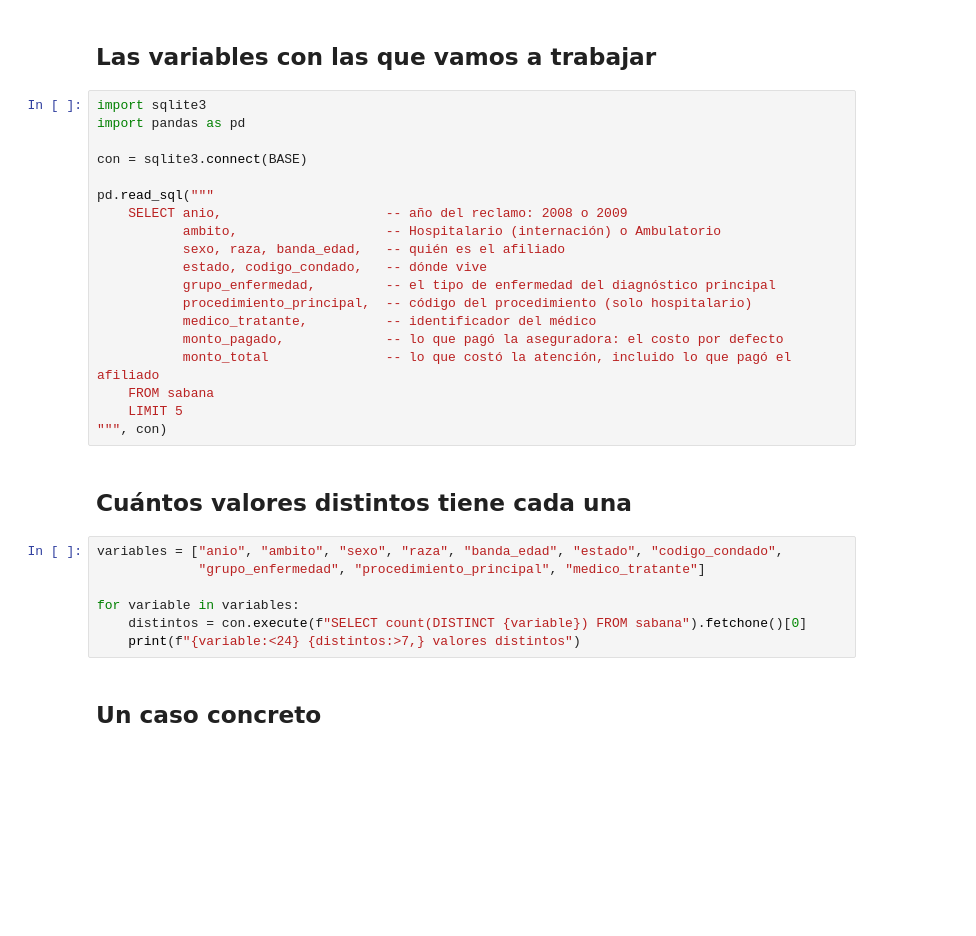
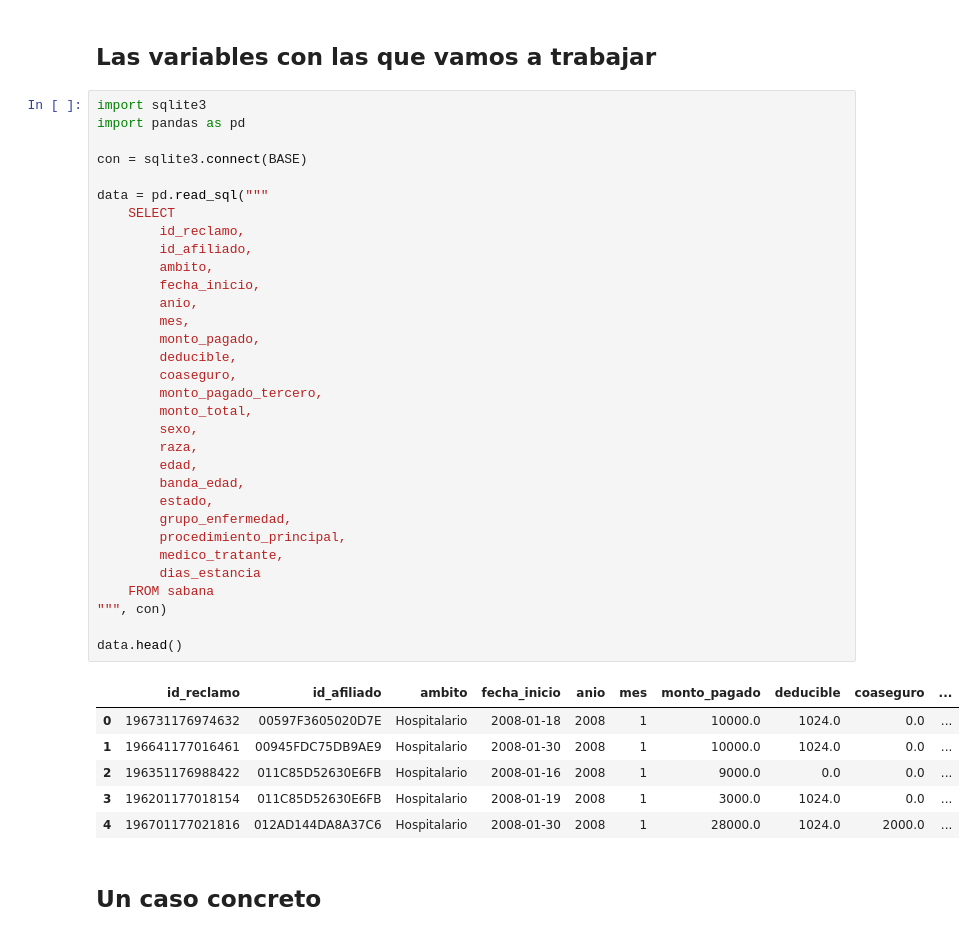
Before and after one commit to robayoMricardo95/CharlaSeePyWeekend, a Jupyter notebook: 02_langchain/02_langchain.ipynb, the cells around one changed output. Drawn from its saved outputs; the diff is of its cells as text; blank space fills up the shorter version.

```diff
--- a/02_langchain/02_langchain.ipynb
+++ b/02_langchain/02_langchain.ipynb
@@ -114,34 +107,45 @@ hospital o un médico le pasa a la aseguradora por una atención. Hay 656 147, d
 2008 y 2009.
 # %% [markdown]
 ## Las variables con las que vamos a trabajar
-# %%
-import sqlite3
-import pandas as pd
-
-con = sqlite3.connect(BASE)
-
-pd.read_sql("""
-    SELECT anio,                     -- año del reclamo: 2008 o 2009
-           ambito,                   -- Hospitalario (internación) o Ambulatorio
-           sexo, raza, banda_edad,   -- quién es el afiliado
-           estado, codigo_condado,   -- dónde vive
-           grupo_enfermedad,         -- el tipo de enfermedad del diagnóstico principal
-           procedimiento_principal,  -- código del procedimiento (solo hospitalario)
-           medico_tratante,          -- identificador del médico
-           monto_pagado,             -- lo que pagó la aseguradora: el costo por defecto
-           monto_total               -- lo que costó la atención, incluido lo que pagó el afiliado
-    FROM sabana
-    LIMIT 5
-""", con)
-# %% [markdown]
-## Cuántos valores distintos tiene cada una
-# %%
-variables = ["anio", "ambito", "sexo", "raza", "banda_edad", "estado", "codigo_condado",
-             "grupo_enfermedad", "procedimiento_principal", "medico_tratante"]
-
-for variable in variables:
-    distintos = con.execute(f"SELECT count(DISTINCT {variable}) FROM sabana").fetchone()[0]
-    print(f"{variable:<24} {distintos:>7,} valores distintos")
+# %%
+import sqlite3
+import pandas as pd
+
+con = sqlite3.connect(BASE)
+
+data = pd.read_sql("""
+    SELECT
+        id_reclamo,
+        id_afiliado,
+        ambito,
+        fecha_inicio,
+        anio,
+        mes,
+        monto_pagado,
+        deducible,
+        coaseguro,
+        monto_pagado_tercero,
+        monto_total,
+        sexo,
+        raza,
+        edad,
+        banda_edad,
+        estado,
+        grupo_enfermedad,
+        procedimiento_principal,
+        medico_tratante,
+        dias_estancia
+    FROM sabana
+""", con)
+
+data.head()
+# %% [output]
+|  | id_reclamo | id_afiliado | ambito | fecha_inicio | anio | mes | monto_pagado | deducible | coaseguro | ... |
+| 0 | 196731176974632 | 00597F3605020D7E | Hospitalario | 2008-01-18 | 2008 | 1 | 10000.0 | 1024.0 | 0.0 | ... |
+| 1 | 196641177016461 | 00945FDC75DB9AE9 | Hospitalario | 2008-01-30 | 2008 | 1 | 10000.0 | 1024.0 | 0.0 | ... |
+| 2 | 196351176988422 | 011C85D52630E6FB | Hospitalario | 2008-01-16 | 2008 | 1 | 9000.0 | 0.0 | 0.0 | ... |
+| 3 | 196201177018154 | 011C85D52630E6FB | Hospitalario | 2008-01-19 | 2008 | 1 | 3000.0 | 1024.0 | 0.0 | ... |
+| 4 | 196701177021816 | 012AD144DA8A37C6 | Hospitalario | 2008-01-30 | 2008 | 1 | 28000.0 | 1024.0 | 2000.0 | ... |
 # %% [markdown]
 ## Un caso concreto
 # %%
```
Also changed, not shown: parts of 42 cells of this notebook.
